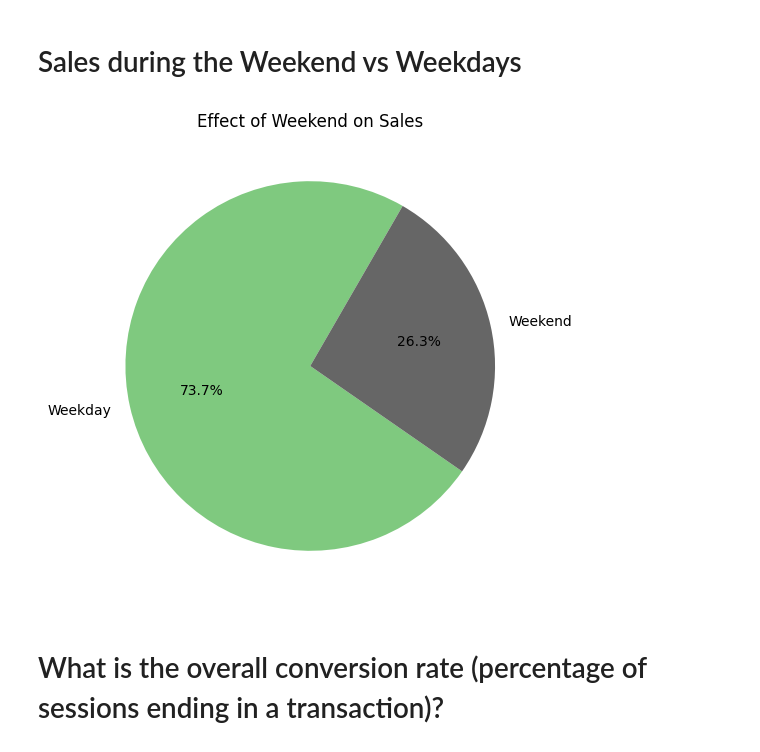
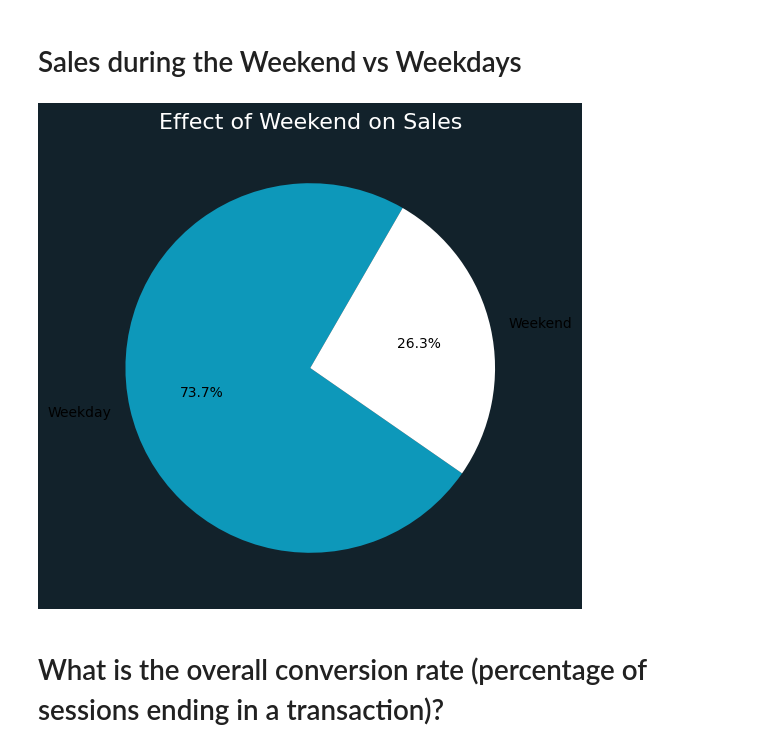
Before and after one commit to Senda-Nasr/E-Commerce-Behavior-Analysis, a Jupyter notebook: notebooks/data_cleaning_and_EDA.ipynb, the cells around one changed output. Cells and saved outputs as stored; diff of their text form; code cells hidden in the pictures.

```diff
--- a/notebooks/data_cleaning_and_EDA.ipynb
+++ b/notebooks/data_cleaning_and_EDA.ipynb
@@ -441,13 +448,23 @@ plt.show()
 # %%
 purchases_df['weekend'] = purchases_df['Weekend'].apply(lambda x: 'Weekend' if x == True else 'Weekday')
 
-plt.figure(figsize=(6,6))
-purchases_df['weekend'].value_counts().plot.pie(autopct='%1.1f%%', startangle=60, colormap='Accent')
-plt.title('Effect of Weekend on Sales')
+fig, ax = plt.subplots(figsize=(10, 6))
+fig.patch.set_facecolor('#12222B')
+ax.set_facecolor('#12222B')
+plt.grid(True, alpha=0.3)
+text_color = 'white'
+
+
+labels = ['Weekday','Weekend']
+colors= ['#0d98ba' , 'white']
+
+purchases_df['weekend'].value_counts().plot.pie(autopct='%1.1f%%', labels=labels, startangle=60, colors=colors)
+plt.title('Effect of Weekend on Sales', color=text_color, fontsize=16)
 plt.ylabel('')
+
 plt.show()
 # %% [output]
-[figure, old version]
+[figure, new version]
 # %% [markdown]
 # What is the overall conversion rate (percentage of sessions ending in a transaction)?
 # %%
```
Also changed, not shown: parts of 4 cells of this notebook.
